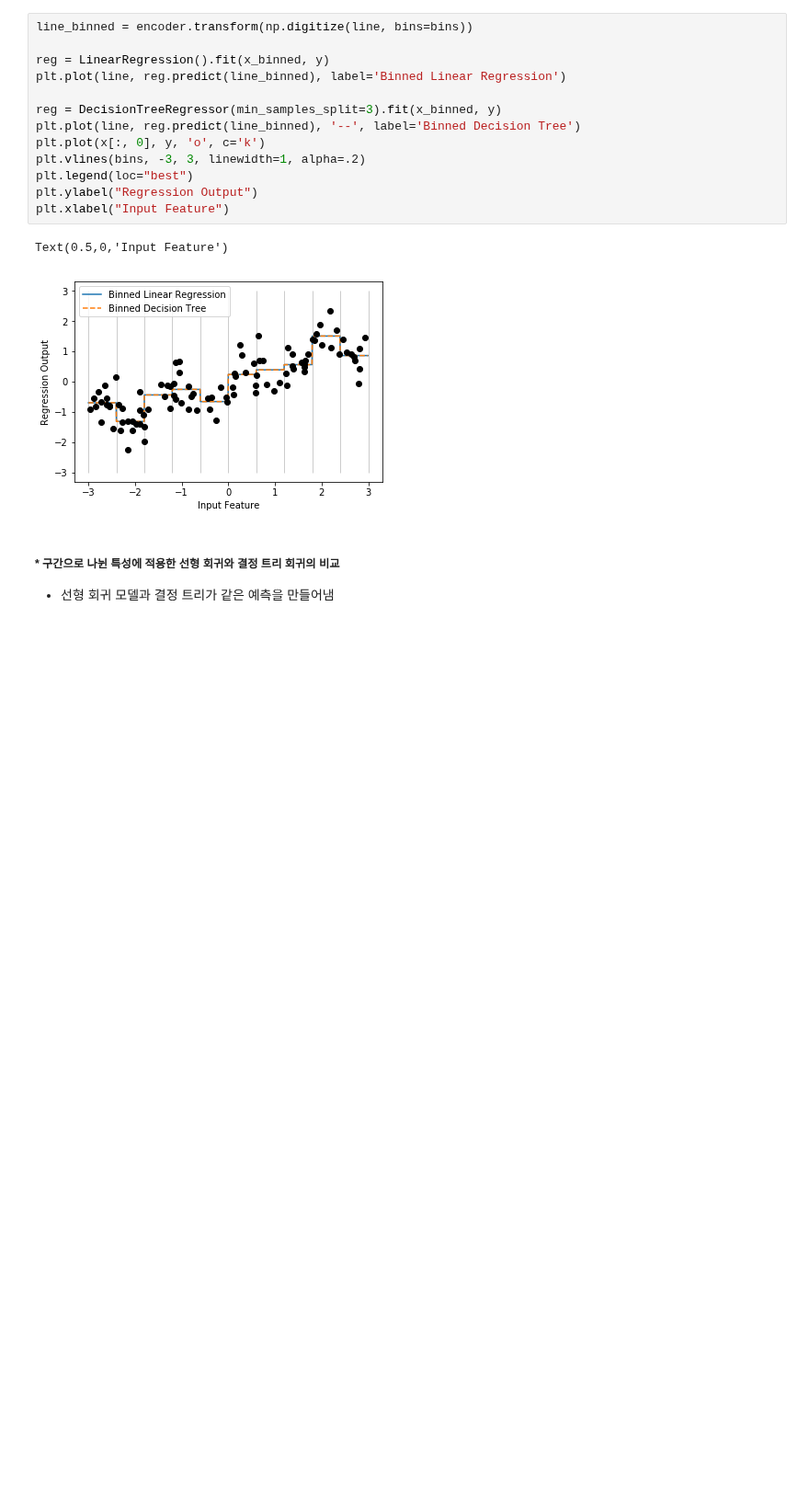
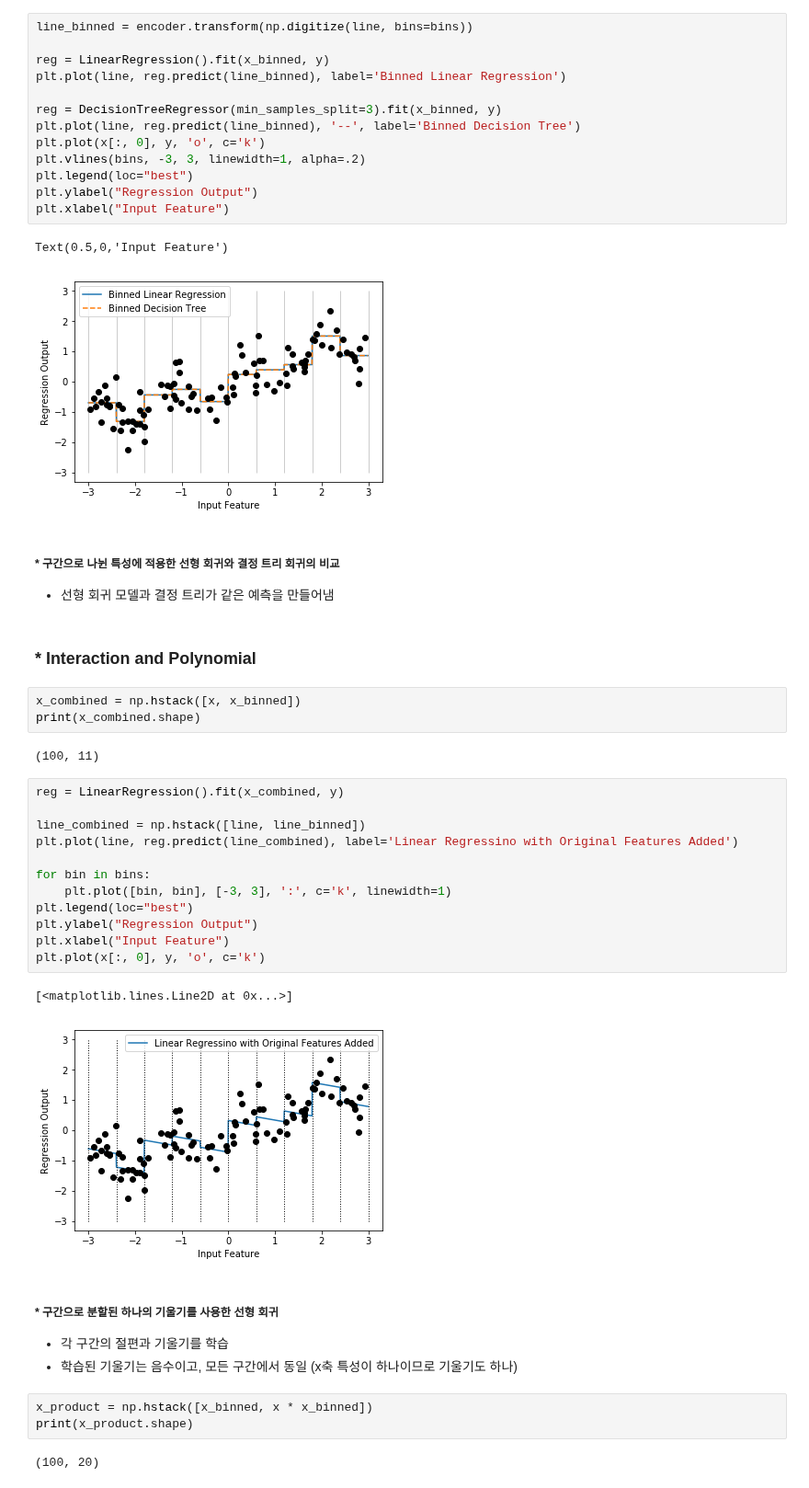
Before and after one commit to JMmmmuu/ML, a Jupyter notebook: IntroToMLwithPython/4_RepresentingData_n_EngineeringFeatures.ipynb, the cells around one changed output. Shown at 92% size. Drawn from its saved outputs; the diff is of its cells as text; blank space fills up the shorter version.

Commit message:
Polynomial Regression

```diff
--- a/IntroToMLwithPython/4_RepresentingData_n_EngineeringFeatures.ipynb
+++ b/IntroToMLwithPython/4_RepresentingData_n_EngineeringFeatures.ipynb
@@ -263,3 +263,35 @@ Text(0.5,0,'Input Feature')
 # %% [markdown]
 ##### * 구간으로 나뉜 특성에 적용한 선형 회귀와 결정 트리 회귀의 비교
 * 선형 회귀 모델과 결정 트리가 같은 예측을 만들어냄
+# %% [markdown]
+### * Interaction and Polynomial
+# %%
+x_combined = np.hstack([x, x_binned])
+print(x_combined.shape)
+# %% [output]
+(100, 11)
+# %%
+reg = LinearRegression().fit(x_combined, y)
+
+line_combined = np.hstack([line, line_binned])
+plt.plot(line, reg.predict(line_combined), label='Linear Regressino with Original Features Added')
+
+for bin in bins:
+    plt.plot([bin, bin], [-3, 3], ':', c='k', linewidth=1)
+plt.legend(loc="best")
+plt.ylabel("Regression Output")
+plt.xlabel("Input Feature")
+plt.plot(x[:, 0], y, 'o', c='k')
+# %% [output]
+[<matplotlib.lines.Line2D at 0x...>]
+[figure, added]
+# %% [markdown]
+##### * 구간으로 분할된 하나의 기울기를 사용한 선형 회귀
+
+* 각 구간의 절편과 기울기를 학습
+* 학습된 기울기는 음수이고, 모든 구간에서 동일 (x축 특성이 하나이므로 기울기도 하나)
+# %%
+x_product = np.hstack([x_binned, x * x_binned])
+print(x_product.shape)
+# %% [output]
+(100, 20)
```
Also changed, not shown: parts of 15 cells of this notebook.
